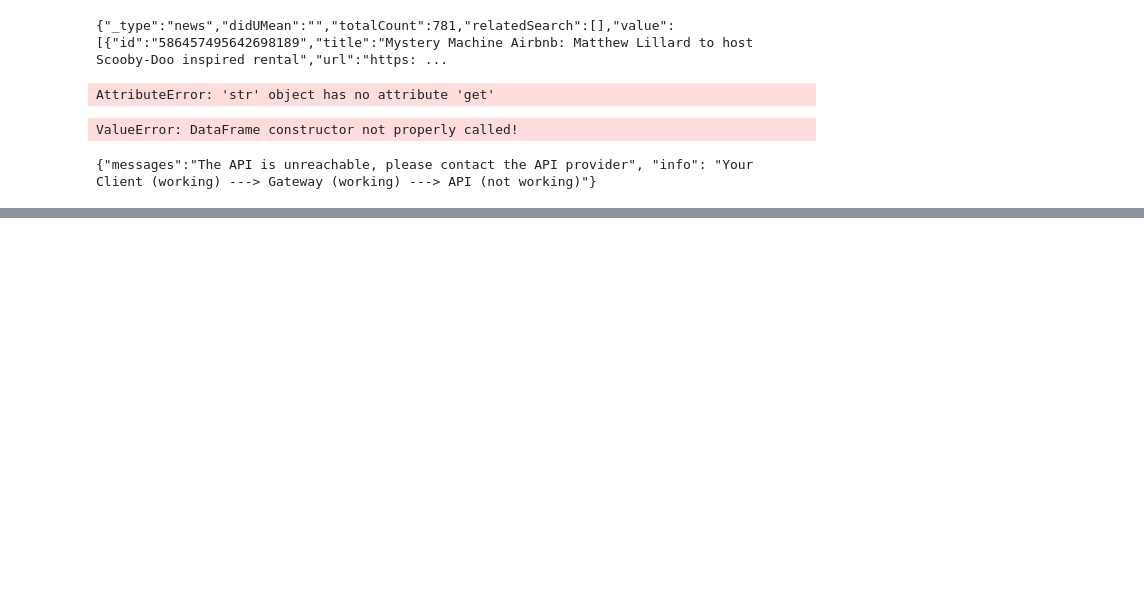
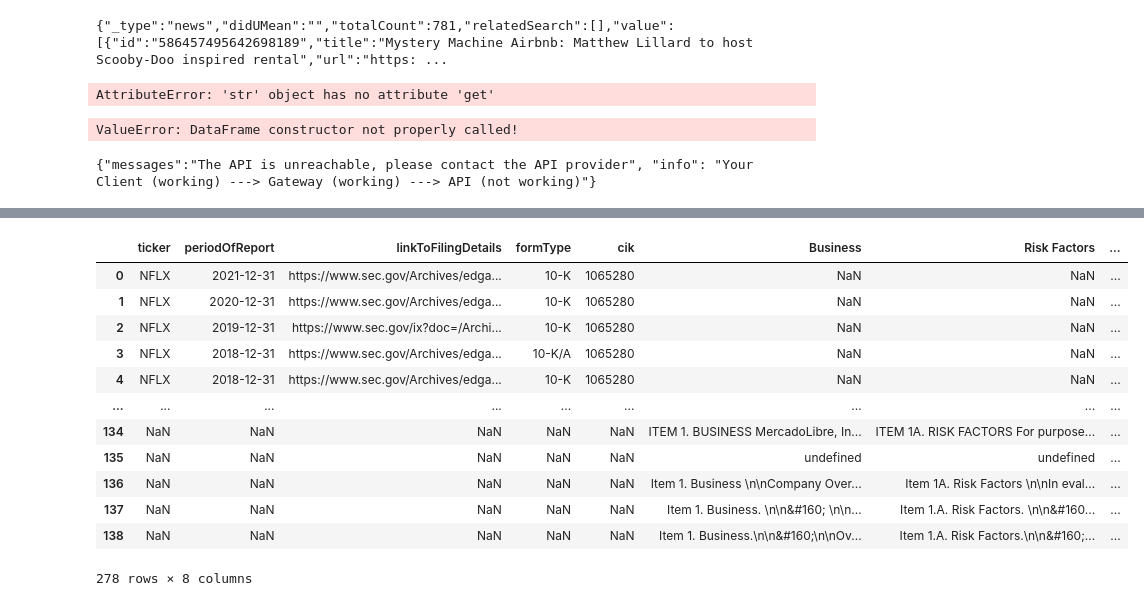
Before and after one commit to JoeHGeoghegan/P2G2-ProjectGit, a Jupyter notebook: Notebooks/Lauren.ipynb, the cells around one changed output, grey strips where cells are left out. Saved outputs shown, nothing was run; the diff lists cells and outputs as text; code cells hidden in the pictures; blank space fills up the shorter version.

```diff
--- a/Notebooks/Lauren.ipynb
+++ b/Notebooks/Lauren.ipynb
@@ -293,0 +389,4 @@ print(response.text)
+# %%
+# Run SEC Query function to obtain dictionaries of 10-k and 10-q filings
+url_10q_df = SEC_query(ticker_list,"10-Q")
+url_10k_df = SEC_query(ticker_list,"10-K")
@@ -293,0 +407,10 @@ print(response.text)
+# %%
+# Create 10-K text pull function:
+# pulls Business, Risk Factors and Management Analysis from 10-k filings.
+def sec_text_pull_10k(url):
+    url = str(url)
+    data = {}
+    data['Business']=extractorApi.get_section(url, "1", "text")
+    data['Risk Factors']=extractorApi.get_section(url, "1A", "text")
+    data['Management Analysis']=extractorApi.get_section(url, "7", "text")
+    return data
@@ -293,0 +492,16 @@ print(response.text)
+# %%
+def pull_10k_from_df(df:pd.DataFrame):
+    data = {
+        "Business":[],
+        "Risk Factors":[],
+        'Management Analysis':[]
+    }
+
+    for rowNumber in range(len(df.index)):
+        pull = sec_text_pull_10k(df['linkToFilingDetails'].loc[rowNumber])
+        data['Business'].append(pull['Business'])
+        data['Risk Factors'].append(pull['Risk Factors'])
+        data['Management Analysis'].append(
+            pull['Management Analysis'])
+
+    return pd.DataFrame(data)
@@ -293,0 +536,18 @@ print(response.text)
+# %%
+df_10k = pd.concat([url_10k_df,pull_10k_from_df(url_10k_df)])
+# %%
+df_10k
+# %% [output]
+|  | ticker | periodOfReport | linkToFilingDetails | formType | cik | Business | Risk Factors | ... |
+| 0 | NFLX | 2021-12-31 | https://www.sec.gov/Archives/edga... | 10-K | 1065280 | NaN | NaN | ... |
+| 1 | NFLX | 2020-12-31 | https://www.sec.gov/Archives/edga... | 10-K | 1065280 | NaN | NaN | ... |
+| 2 | NFLX | 2019-12-31 | https://www.sec.gov/ix?doc=/Archi... | 10-K | 1065280 | NaN | NaN | ... |
+| 3 | NFLX | 2018-12-31 | https://www.sec.gov/Archives/edga... | 10-K/A | 1065280 | NaN | NaN | ... |
+| 4 | NFLX | 2018-12-31 | https://www.sec.gov/Archives/edga... | 10-K | 1065280 | NaN | NaN | ... |
+| ... | ... | ... | ... | ... | ... | ... | ... | ... |
+| 134 | NaN | NaN | NaN | NaN | NaN | ITEM 1. BUSINESS MercadoLibre, In... | ITEM 1A. RISK FACTORS For purpose... | ... |
+| 135 | NaN | NaN | NaN | NaN | NaN | undefined | undefined | ... |
+| 136 | NaN | NaN | NaN | NaN | NaN | Item 1. Business \n\nCompany Over... | Item 1A. Risk Factors \n\nIn eval... | ... |
+| 137 | NaN | NaN | NaN | NaN | NaN | Item 1. Business. \n\n&#160; \n\n... | Item 1.A. Risk Factors. \n\n&#160... | ... |
+| 138 | NaN | NaN | NaN | NaN | NaN | Item 1. Business.\n\n&#160;\n\nOv... | Item 1.A. Risk Factors.\n\n&#160;... | ... |
+278 rows × 8 columns
```
Also changed, not shown: parts of 62 cells of this notebook, 4 other files.
